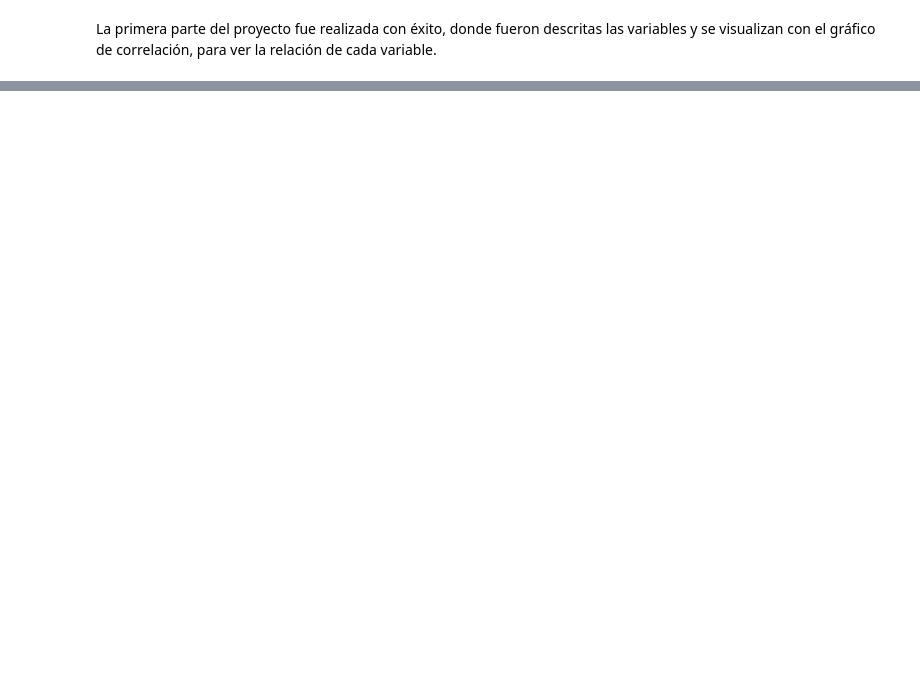
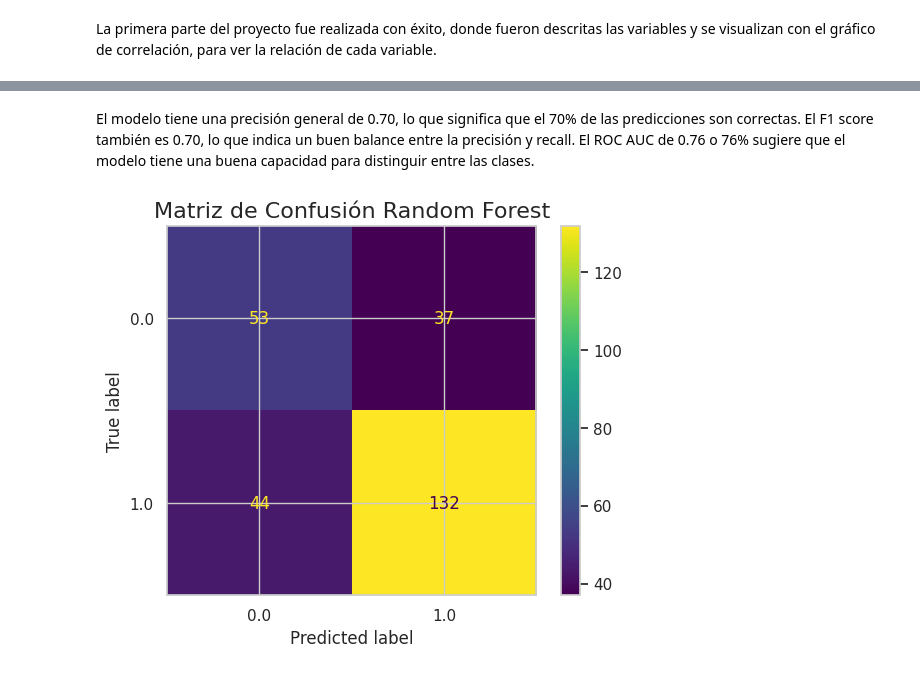
Before and after one commit to chandlman/proyecto_ccd1, a Jupyter notebook: examen.ipynb, the cells around one changed output, grey strips where cells are left out. Drawn from its saved outputs; the diff is of its cells as text; code cells hidden in the pictures; blank space fills up the shorter version.

```diff
--- a/examen.ipynb
+++ b/examen.ipynb
@@ -146,0 +174,5 @@ La primera parte del proyecto fue realizada con éxito, donde fueron descritas l
+# %%
+# Escalar datos
+scaler = StandardScaler()
+X_train_scaled = scaler.fit_transform(X_train)
+X_test_scaled = scaler.transform(X_test)
@@ -146,0 +245,4 @@ La primera parte del proyecto fue realizada con éxito, donde fueron descritas l
+# %%
+plt.figure(figsize=(12, 10))
+sns.set_theme(style="whitegrid")
+ax = sns.barplot(y=predictions.index, x="Balanced Accuracy", data=predictions)
@@ -146,0 +269,23 @@ La primera parte del proyecto fue realizada con éxito, donde fueron descritas l
+# %%
+from sklearn.ensemble import RandomForestClassifier
+from sklearn.model_selection import GridSearchCV
+
+# Definir el modelo
+rf = RandomForestClassifier(random_state=42)
+
+# Definir el grid de hiperparámetros
+param_grid = {
+    'n_estimators': [50, 100, 200],
+    'max_features': ['auto', 'sqrt', 'log2'],
+    'max_depth': [4, 6, 8, 10, 12],
+    'criterion': ['gini', 'entropy']
+}
+
+# Configurar GridSearchCV
+grid_search = GridSearchCV(estimator=rf, param_grid=param_grid, cv=5, n_jobs=-1, verbose=2)
+
+# Ajustar GridSearchCV a los datos
+grid_search.fit(principalComponents, y_train)
+
+# Mostrar los mejores parámetros
+print("Mejores hiperparámetros:", grid_search.best_params_)
@@ -146,0 +295,7 @@ La primera parte del proyecto fue realizada con éxito, donde fueron descritas l
+# %%
+# Entrenar el modelo con los mejores hiperparámetros
+best_rf = grid_search.best_estimator_
+best_rf.fit(principalComponents, y_train)
+
+# Realizar predicciones
+y_pred = best_rf.predict(principalComponents_test)
@@ -146,0 +329,2 @@ La primera parte del proyecto fue realizada con éxito, donde fueron descritas l
+# %% [markdown]
+El modelo tiene una precisión general de 0.70, lo que significa que el 70% de las predicciones son correctas. El F1 score también es 0.70, lo que indica un buen balance entre la precisión y recall. El ROC AUC de 0.76 o 76% sugiere que el modelo tiene una buena capacidad para distinguir entre las clases.
@@ -146,0 +333,8 @@ La primera parte del proyecto fue realizada con éxito, donde fueron descritas l
+# %%
+#@title Generar matriz de confusión
+cm = confusion_matrix(y_true=y_test, y_pred=y_pred)
+cm_display = ConfusionMatrixDisplay(cm, display_labels=df['TARGET_5Yrs'].unique()).plot()
+plt.title("Matriz de Confusión Random Forest", fontsize=16)
+plt.show()
+# %% [output]
+[figure, added]
```
Also changed, not shown: parts of 33 cells of this notebook.
